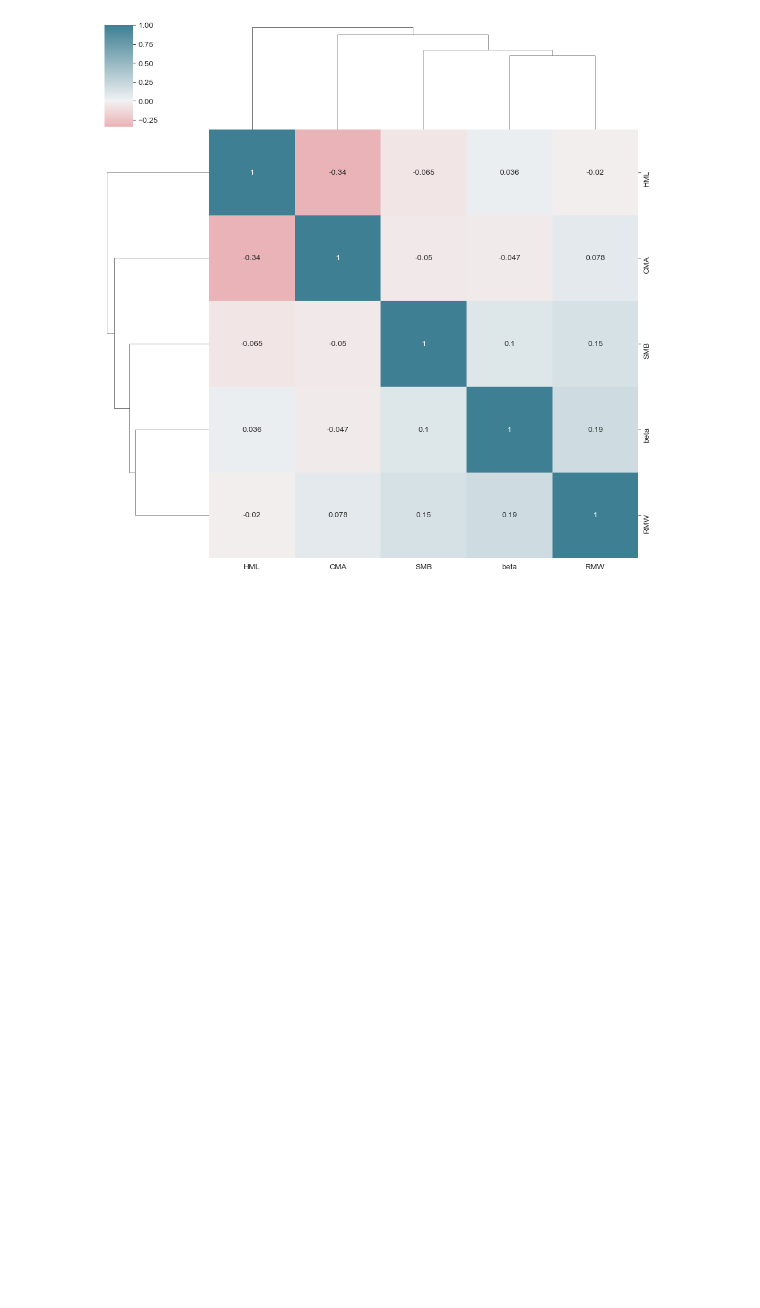
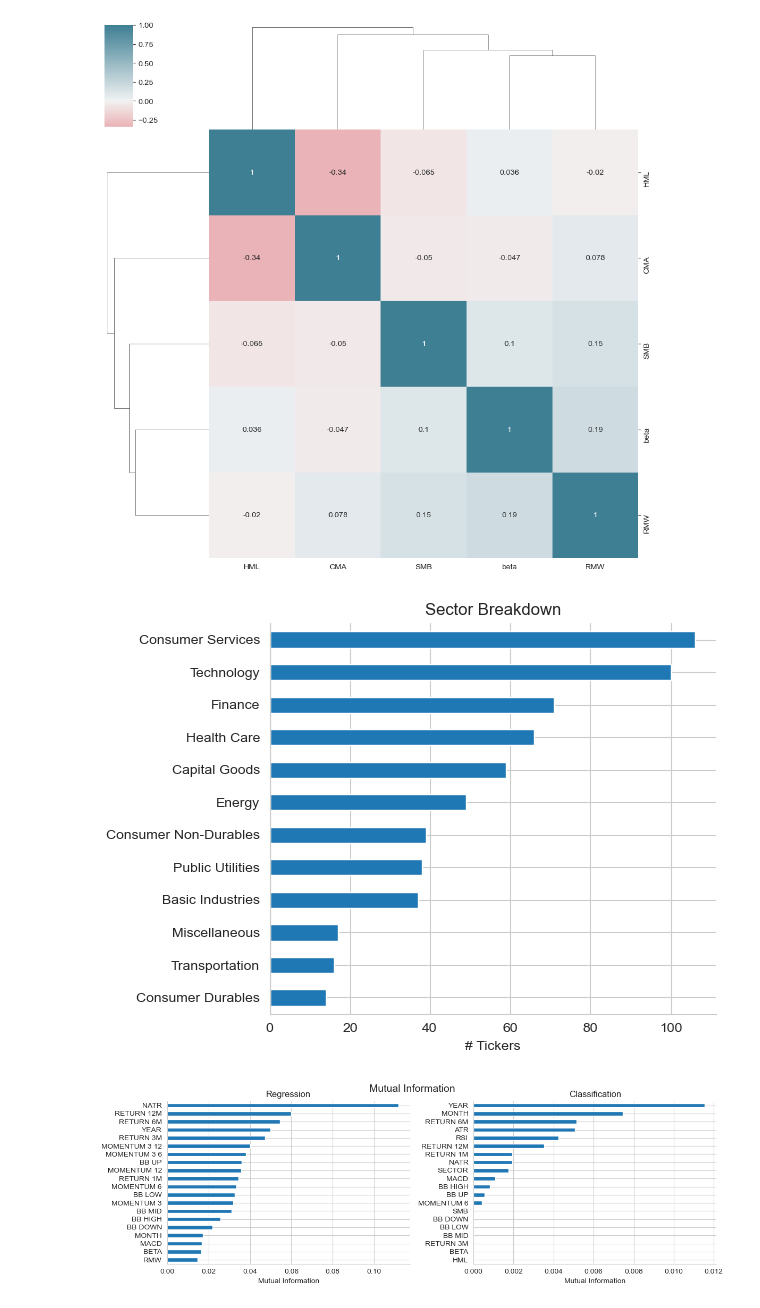
Before and after one commit to SaumikDana/Machine_Learning_Trading, a Jupyter notebook: data_prep_decision_trees_random_forests.ipynb, the cells around one changed output. Cells and saved outputs as stored; diff of their text form; code cells hidden in the pictures; blank space fills up the shorter version.

```diff
--- a/data_prep_decision_trees_random_forests.ipynb
+++ b/data_prep_decision_trees_random_forests.ipynb
@@ -282,3 +282,71 @@ data = (data
        .sort_index())
 # %% [output]
 [figure]
+# %%
+
+# Momentum factors
+
+
+for lag in [3, 6, 12]:
+    data[f'momentum_{lag}'] = data[f'return_{lag}m'].sub(data.return_1m)
+    if lag > 3:
+        data[f'momentum_3_{lag}'] = data[f'return_{lag}m'].sub(data.return_3m)
+
+# Date Indicators
+
+dates = data.index.get_level_values('date')
+data['year'] = dates.year
+data['month'] = dates.month
+
+
+# Target: Holding Period Returns
+
+data['target'] = data.groupby(level='ticker')[f'return_1m'].shift(-1)
+
+data = data.dropna()
+
+
+# Sector Breakdown
+
+ax = data.reset_index().groupby('sector').ticker.nunique().sort_values().plot.barh(title='Sector Breakdown')
+ax.set_ylabel('')
+ax.set_xlabel('# Tickers')
+sns.despine()
+plt.tight_layout();
+
+
+# Store data
+
+with pd.HDFStore('data.h5') as store:
+    store.put('us/equities/monthly', data)
+
+# Evaluate mutual information
+
+X = data.drop('target', axis=1)
+X.sector = pd.factorize(X.sector)[0]
+
+mi = mutual_info_regression(X=X, y=data.target)
+
+mi_reg = pd.Series(mi, index=X.columns)
+mi_reg.nlargest(10)
+
+mi = mutual_info_classif(X=X, y=(data.target>0).astype(int))
+
+mi_class = pd.Series(mi, index=X.columns)
+mi_class.nlargest(10)
+
+mi = mi_reg.to_frame('Regression').join(mi_class.to_frame('Classification'))
+
+mi.index = [' '.join(c.upper().split('_')) for c in mi.index]
+
+fig, axes = plt.subplots(ncols=2, figsize=(12, 4))
+for i, t in enumerate(['Regression', 'Classification']):
+    mi[t].nlargest(20).sort_values().plot.barh(title=t, ax=axes[i])
+    axes[i].set_xlabel('Mutual Information')
+fig.suptitle('Mutual Information', fontsize=14)
+sns.despine()
+fig.tight_layout()
+fig.subplots_adjust(top=.9)
+# %% [output]
+[figure, added]
+[figure, added]
```
